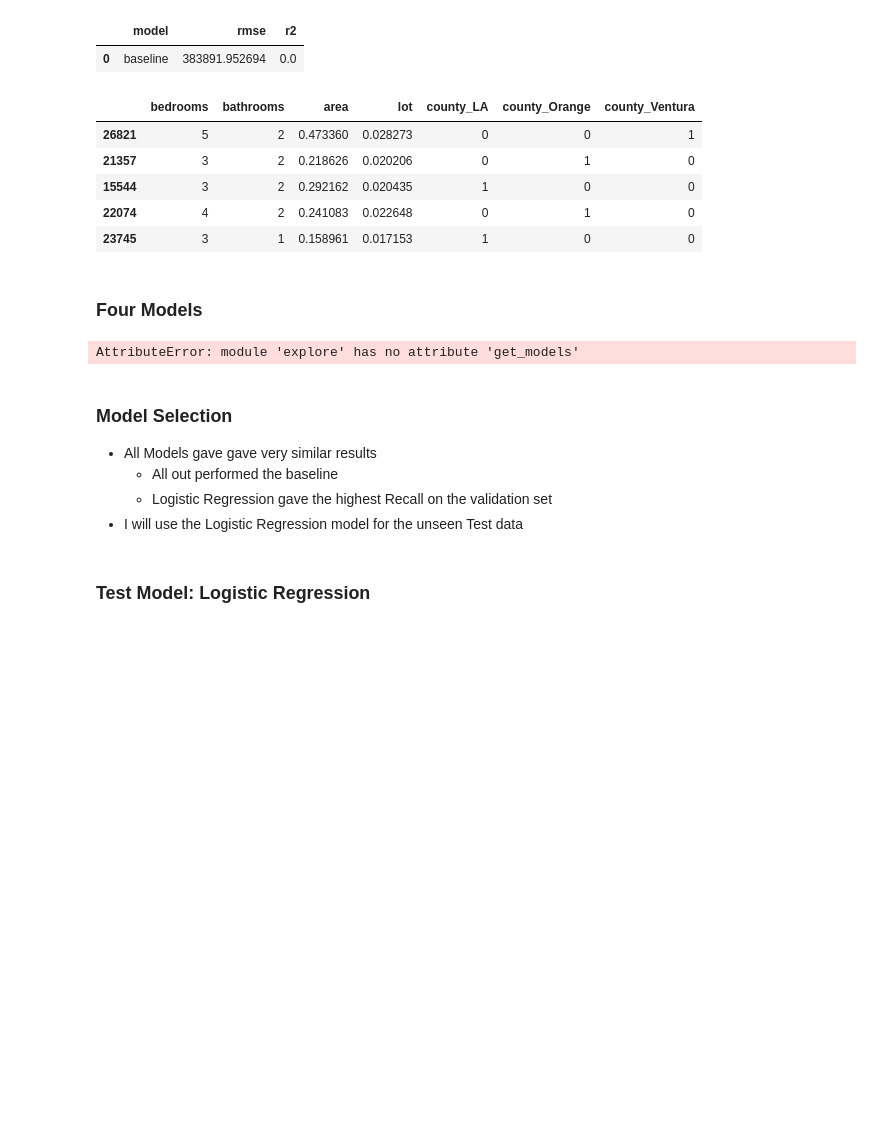
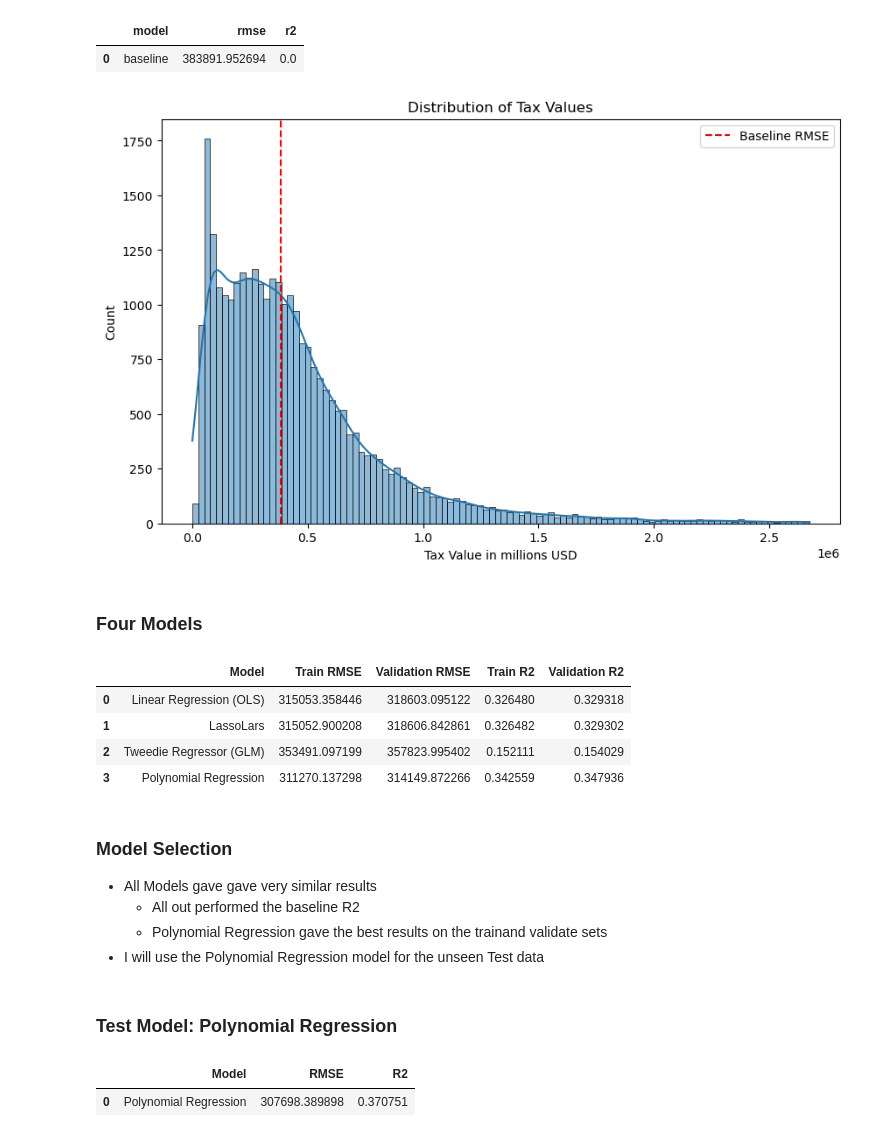
Before and after one commit to scottbarnett97/Regression-Project-Estimating-Home-Value, a Jupyter notebook: final_report .ipynb, the cells around one changed output. Drawn from its saved outputs; the diff is of its cells as text; code cells hidden in the pictures; blank space fills up the shorter version.

```diff
--- a/final_report .ipynb
+++ b/final_report .ipynb
@@ -275,31 +271,36 @@ explore.get_blinemetrics(y_train)
 # %% [output]
 |  | model | rmse | r2 |
 | 0 | baseline | 383891.952694 | 0.0 |
-# %%
-X_train_scaled.head()
-# %% [output]
-|  | bedrooms | bathrooms | area | lot | county_LA | county_Orange | county_Ventura |
-| 26821 | 5 | 2 | 0.473360 | 0.028273 | 0 | 0 | 1 |
-| 21357 | 3 | 2 | 0.218626 | 0.020206 | 0 | 1 | 0 |
-| 15544 | 3 | 2 | 0.292162 | 0.020435 | 1 | 0 | 0 |
-| 22074 | 4 | 2 | 0.241083 | 0.022648 | 0 | 1 | 0 |
-| 23745 | 3 | 1 | 0.158961 | 0.017153 | 1 | 0 | 0 |
+# %%
+# getting chart to provide the context of the target variable showing distribution of the values and baseline
+explore.get_distplot(train)
+# %% [output]
+[figure, added]
 # %% [markdown]
 ### Four Models
 # %%
 # running 4 models with preped data for modeling, retuning accuracy and recall
-explore.get_models()
+results_df = explore.run_regression_models(X_train_scaled, y_train, X_validate_scaled, y_validate)
+results_df
 # %% [output]
-AttributeError: module 'explore' has no attribute 'get_models'
+|  | Model | Train RMSE | Validation RMSE | Train R2 | Validation R2 |
+| 0 | Linear Regression (OLS) | 315053.358446 | 318603.095122 | 0.326480 | 0.329318 |
+| 1 | LassoLars | 315052.900208 | 318606.842861 | 0.326482 | 0.329302 |
+| 2 | Tweedie Regressor (GLM) | 353491.097199 | 357823.995402 | 0.152111 | 0.154029 |
+| 3 | Polynomial Regression | 311270.137298 | 314149.872266 | 0.342559 | 0.347936 |
 # %% [markdown]
 ### Model Selection
 * All Models gave gave very similar results
-    * All out performed the baseline
-    * Logistic Regression gave the highest Recall on the validation set
-* I will use the Logistic Regression model for the unseen Test data
+    * All out performed the baseline R2
+    * Polynomial Regression gave the best results on the trainand validate sets
+* I will use the Polynomial Regression model for the unseen Test data
 # %% [markdown]
-### Test Model: Logistic Regression
+### Test Model: Polynomial Regression
 # %%
-explore.get_test_model()
+results_df = explore.apply_polynomial_regression(X_test_scaled, y_test, degree=3)
+results_df
+# %% [output]
+|  | Model | RMSE | R2 |
+| 0 | Polynomial Regression | 307698.389898 | 0.370751 |
 # %% [markdown]
 ### Modeling Wrap
```
Also changed, not shown: parts of 3 cells of this notebook, 3 other files.
